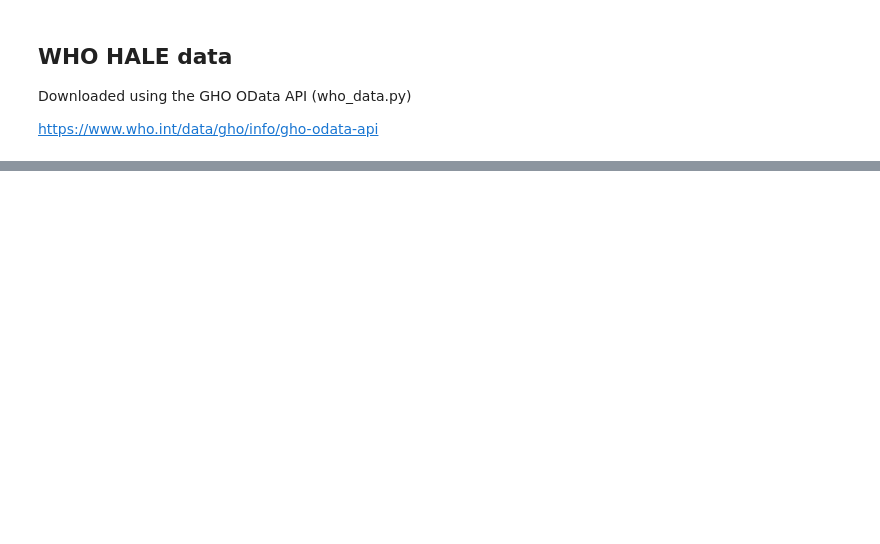
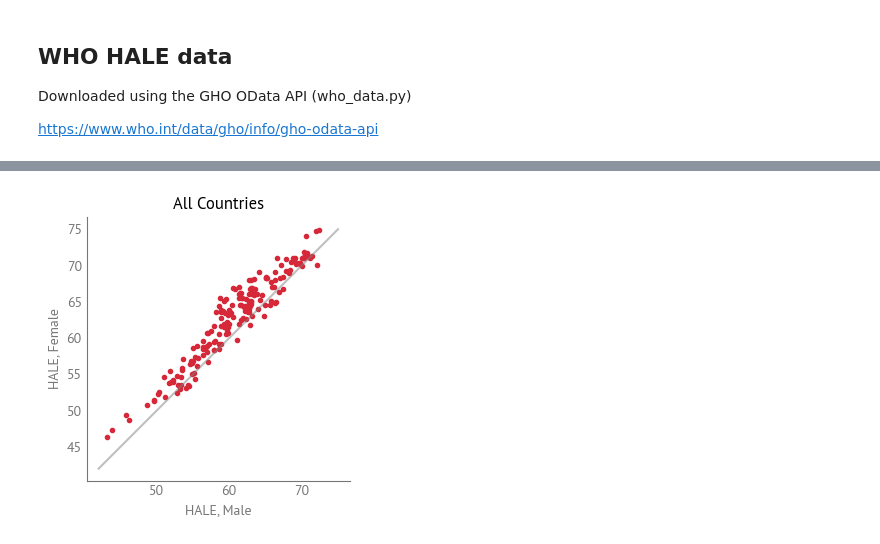
Before and after one commit to AllenDowney/EqualityWEF, a Jupyter notebook: HALE/hale.ipynb, the cells around one changed output, grey strips where cells are left out. Drawn from its saved outputs; the diff is of its cells as text; code cells hidden in the pictures; blank space fills up the shorter version.

```diff
--- a/HALE/hale.ipynb
+++ b/HALE/hale.ipynb
@@ -262,15 +52,0 @@ logo = add_logo(location=(1.0, -0.05))
-# %%
-import seaborn as sns
-
-options = dict(cut=0, bw_adjust=0.7)
-
-sns.kdeplot(wef['score'], label='WEF truncated scores', **options)
-sns.kdeplot(wef['revised_score'], label='Revised symmetric scores', **options)
-
-decorate(xlabel='Gender equality score')
-
-add_title("The Distribution of Scores Is Different",
-          "Healthy life expectancy")
-add_subtext("Source: World Economic Forum", y=-0.25)
-logo = add_logo(location=(1.0, -0.25))
-None
@@ -278,0 +124,3 @@ None
+# %%
+sexes = ['SEX_MLE', 'SEX_FMLE']
+hale_gap = compute_gender_gap(who_hale, 'HALE_Years', sexes)
@@ -278,0 +144,3 @@ None
+# %%
+recent = hale_gap.query('Year == 2021').set_index('Country')
+recent.head()
@@ -278,0 +155,14 @@ None
+# %%
+def scatter_plot(df, cols, domain, **options):
+    plt.plot(df[cols[0]], df[cols[1]], '.', color=AIBM_COLORS['crimson'])
+    plt.plot(domain, domain, color='gray', alpha=0.5)
+
+    underride(options, aspect='equal')
+    decorate(**options)
+# %%
+cols = ['HALE_Years_SEX_MLE', 'HALE_Years_SEX_FMLE']
+domain = [42, 75]
+scatter_plot(recent, cols, domain)
+decorate(xlabel='HALE, Male', ylabel='HALE, Female', title='All Countries')
+# %% [output]
+[figure, added]
```
Also changed, not shown: parts of 107 cells of this notebook, 3 other files.
